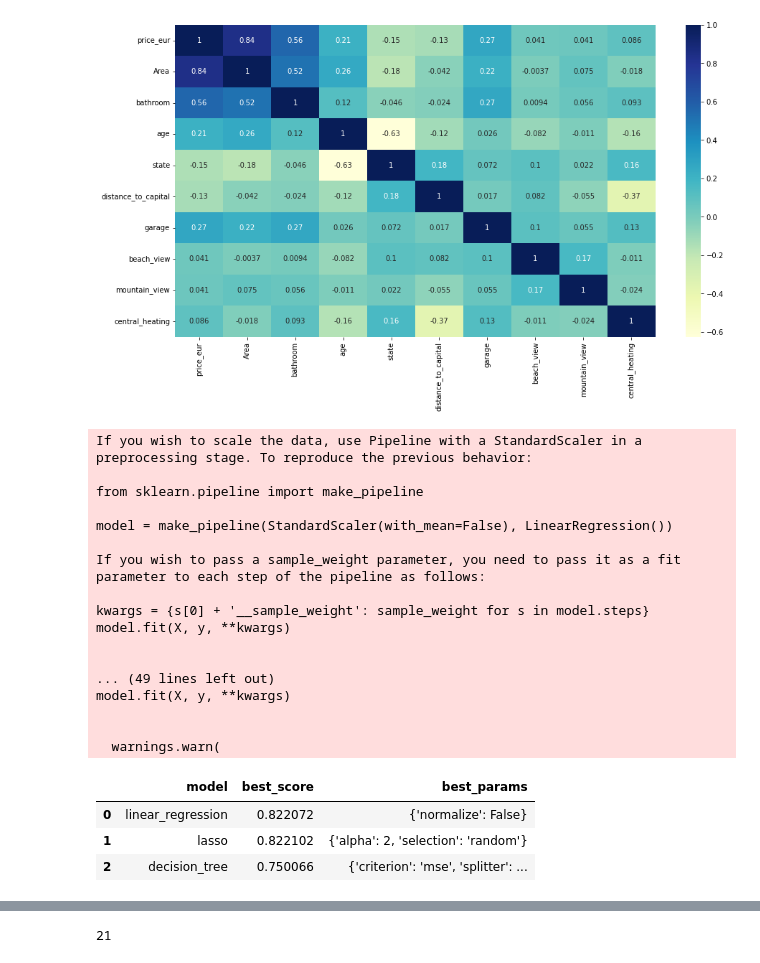
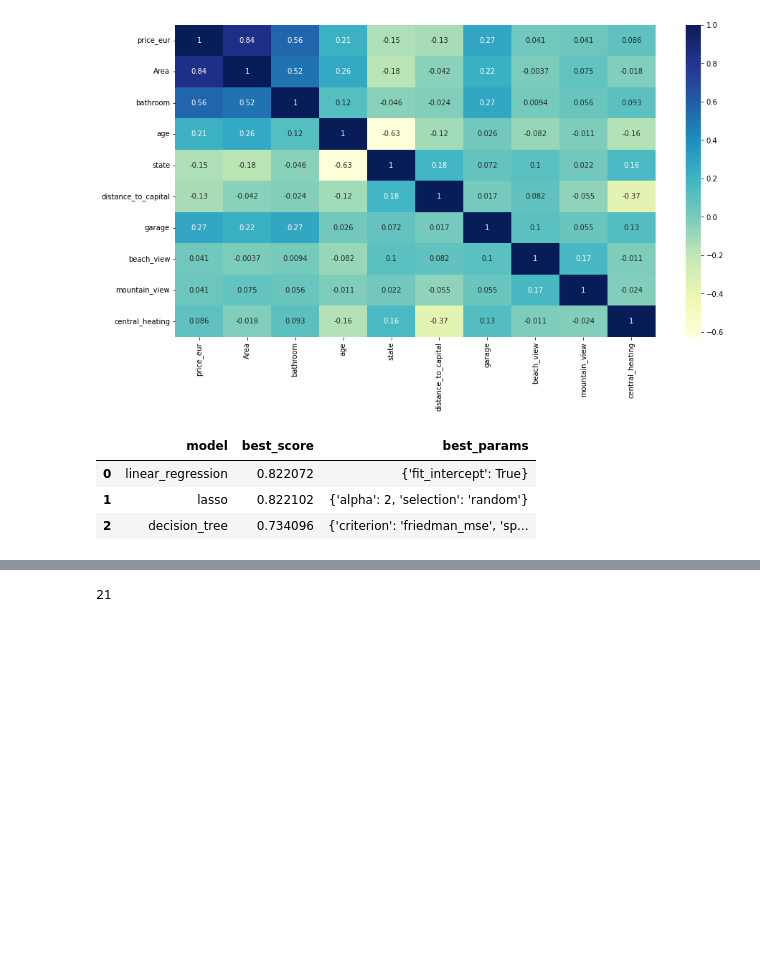
Before and after one commit to Jomar77/The-Jomar-Project, a Jupyter notebook: model/main.ipynb, the cells around one changed output, grey strips where cells are left out. Drawn from its saved outputs; the diff is of its cells as text; code cells hidden in the pictures; blank space fills up the shorter version.

```diff
--- a/model/main.ipynb
+++ b/model/main.ipynb
@@ -446,59 +446,42 @@ def find_best_model_using_gridsearchcv(x,y):
         'linear_regression' : {
             'model': LinearRegression(),
             'params': {
-                'normalize': [True, False]
+                'fit_intercept' : [True, False],
             }
         },
         'lasso' : {
             'model': Lasso(),
             'params': {
                 'alpha': [1,2],
                 'selection': ['random', 'cyclic']
             }
         },
         'decision_tree' : {
             'model': DecisionTreeRegressor(),
             'params': {
-                'criterion': ['mse', 'friedman_mse'],
+                'criterion': ['squared_error', 'friedman_mse'],
                 'splitter': ['best', 'random']
             }
         }
     }
     scores = []
     cv = ShuffleSplit(n_splits=5, test_size=0.2, random_state=0)
     for algo_name, config in algos.items():
         gs = GridSearchCV(config['model'], config['params'], cv=cv, return_train_score=False)
-        gs.fit(x,y)
+        gs.fit(x.values,y)
         scores.append({
             'model': algo_name,
             'best_score': gs.best_score_,
             'best_params': gs.best_params_
         })
     return pd.DataFrame(scores,columns=['model','best_score','best_params'])
 
 find_best_model_using_gridsearchcv(x,y)
 # %% [output]
-If you wish to scale the data, use Pipeline with a StandardScaler in a preprocessing stage. To reproduce the previous behavior:
-
-from sklearn.pipeline import make_pipeline
-
-model = make_pipeline(StandardScaler(with_mean=False), LinearRegression())
-
-If you wish to pass a sample_weight parameter, you need to pass it as a fit parameter to each step of the pipeline as follows:
-
-kwargs = {s[0] + '__sample_weight': sample_weight for s in model.steps}
-model.fit(X, y, **kwargs)
-
-
-... (49 lines left out)
-model.fit(X, y, **kwargs)
-
-
-  warnings.warn(
 |  | model | best_score | best_params |
-| 0 | linear_regression | 0.822072 | {'normalize': False} |
+| 0 | linear_regression | 0.822072 | {'fit_intercept': True} |
 | 1 | lasso | 0.822102 | {'alpha': 2, 'selection': 'random'} |
-| 2 | decision_tree | 0.750066 | {'criterion': 'mse', 'splitter': ... |
+| 2 | decision_tree | 0.734096 | {'criterion': 'friedman_mse', 'sp... |
 # %%
 x.columns
 # %% [output]
```
Also changed, not shown: parts of 1 cell of this notebook.
